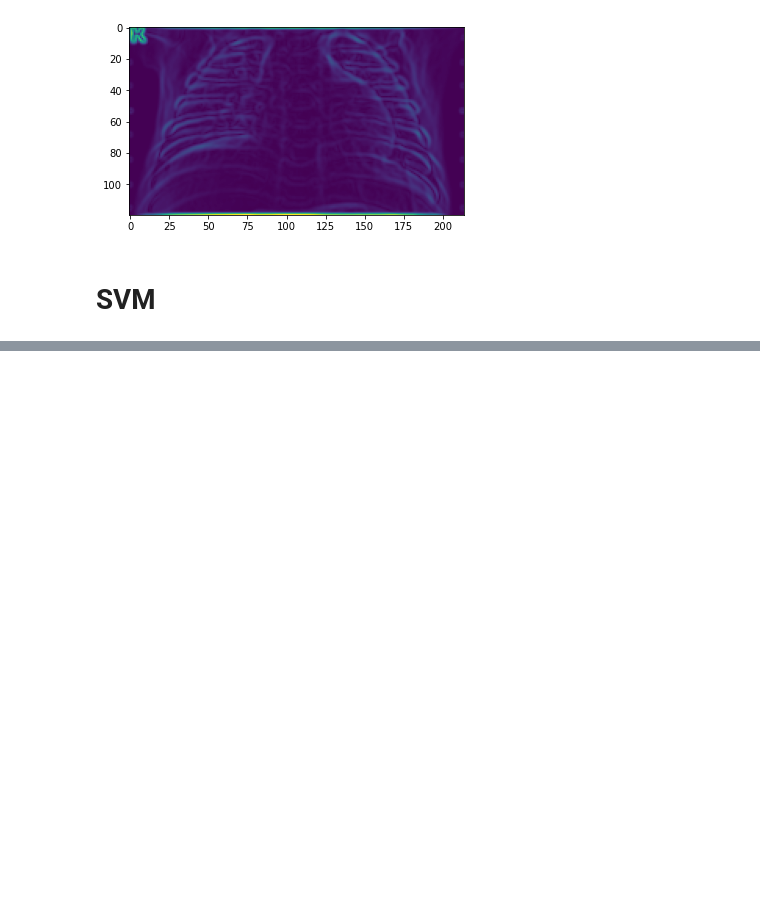
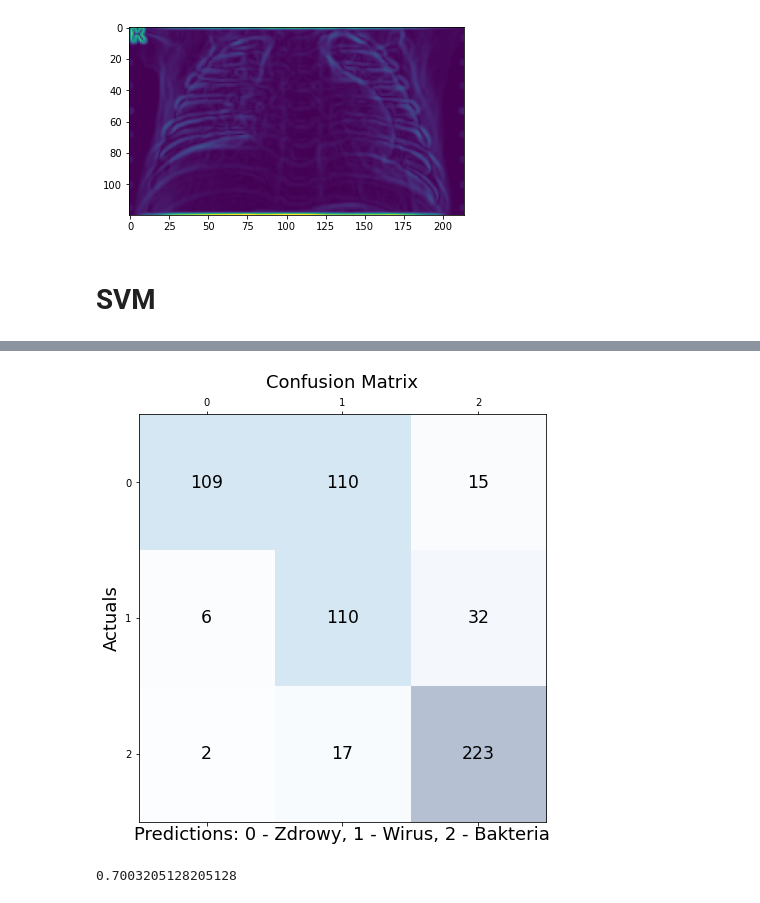
Before and after one commit to MichalZelasko/SISI-pojekt, a Jupyter notebook: src/data_visualizer.ipynb, the cells around one changed output, grey strips where cells are left out. Saved outputs shown, nothing was run; the diff lists cells and outputs as text; code cells hidden in the pictures; blank space fills up the shorter version.

```diff
--- a/src/data_visualizer.ipynb
+++ b/src/data_visualizer.ipynb
@@ -353,5 +389,5 @@ svc.score(X_test_64, y_test_64)
 # %%
-X_train_32, y_train_32 = create_dataset(train_directory, 32)
-X_val_32, y_val_32 = create_dataset(val_directory, 32)
-X_test_32, y_test_32 = create_dataset(test_directory, 32)
+X_train_32, y_train_32 = create_dataset(train_directory, size = 32)
+X_val_32, y_val_32 = create_dataset(val_directory, size = 32)
+X_test_32, y_test_32 = create_dataset(test_directory, size = 32)
 # %%
@@ -362,0 +399,10 @@ svc.score(X_test_32, y_test_32)
+# %%
+confusion_matrix_function(svc1, X_test_32, y_test_32)
+# %% [output]
+[figure, added]
+# %%
+svc2 = SVC()
+svc2.fit(X_train_32[1000:2000], y_train_32[1000:2000], sample_weight=get_weights(y_train_32[1000:2000]))
+svc2.score(X_test_32, y_test_32)
+# %% [output]
+0.7003205128205128
```
Also changed, not shown: parts of 30 cells of this notebook.
